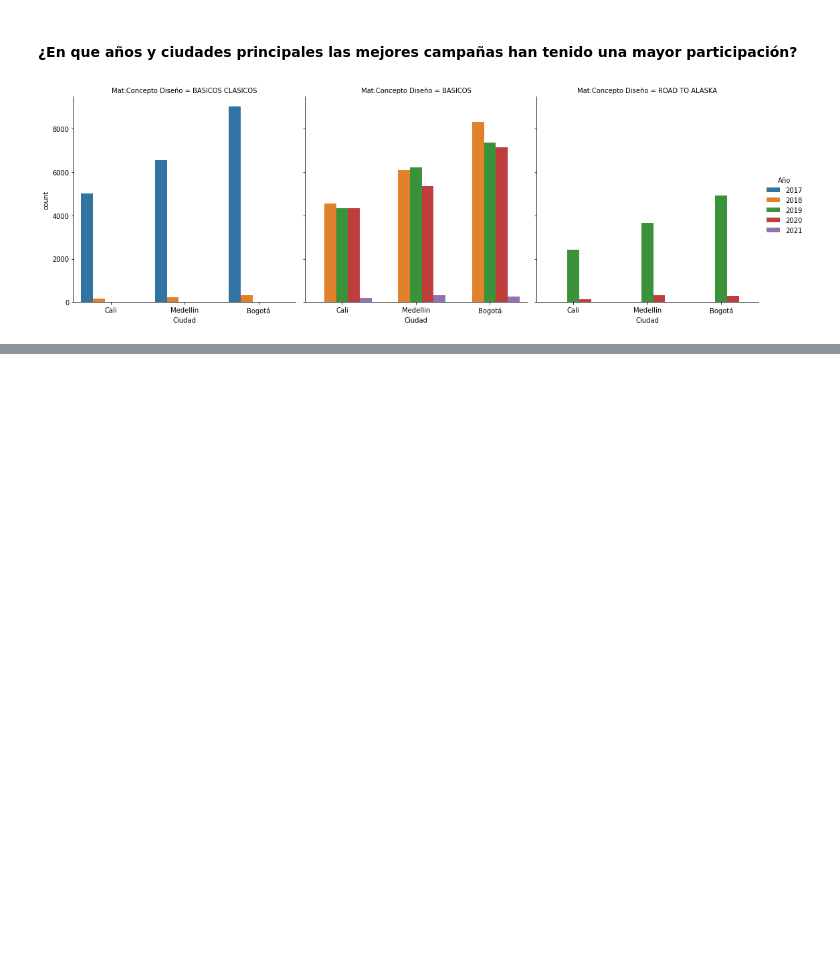
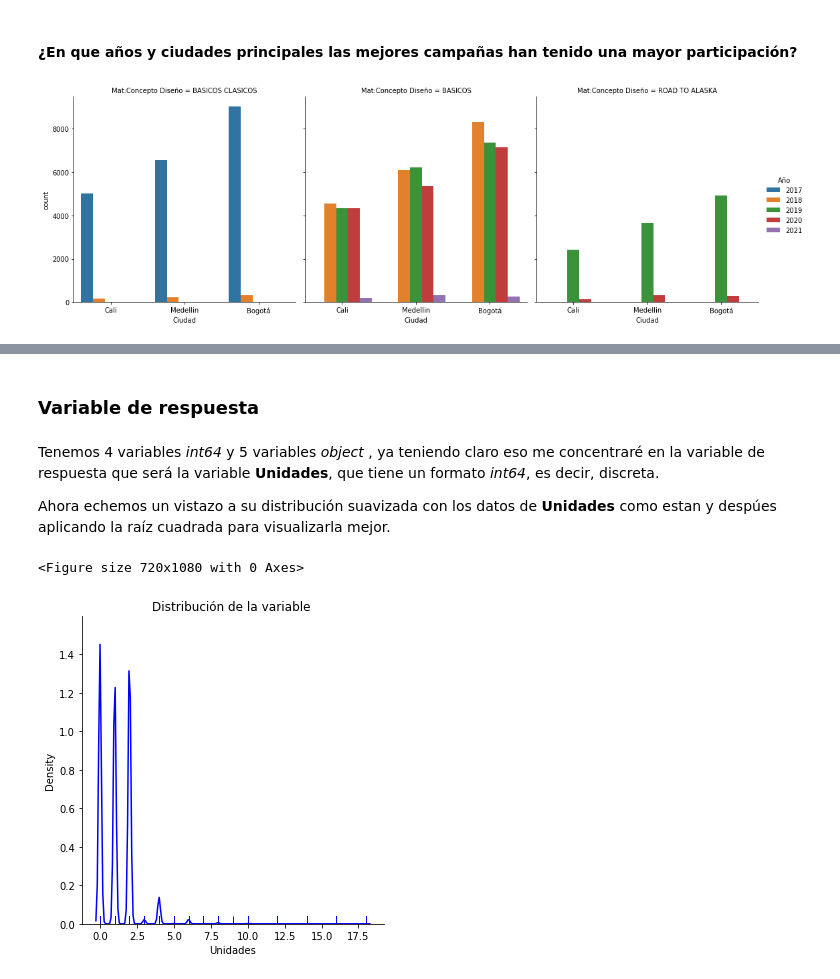
Before and after one commit to Eduarmma19/prueba_tecnica, a Jupyter notebook: Prueba_tecnica.ipynb, the cells around one changed output, grey strips where cells are left out. Saved outputs shown, nothing was run; the diff lists cells and outputs as text; code cells hidden in the pictures; blank space fills up the shorter version.

```diff
--- a/Prueba_tecnica.ipynb
+++ b/Prueba_tecnica.ipynb
@@ -284,0 +323,14 @@ Que conclusiones podemos sacar de esto:
+# %% [markdown]
+### Variable de respuesta
+# %% [markdown]
+Tenemos 4 variables *int64* y 5 variables *object* , ya teniendo claro eso me concentraré en la variable de respuesta que será la variable **Unidades**, que tiene un formato *int64*, es decir, discreta.
+
+Ahora echemos un vistazo a su distribución suavizada con los datos de **Unidades** como estan y despúes aplicando la raíz cuadrada para visualizarla mejor.
+# %%
+plt.figure(figsize=(10,15))
+sns.displot(df_productos.Unidades, rug = True,color = 'blue', kind = "kde")
+plt.title("Distribución de la variable ")
+plt.show()
+# %% [output]
+<Figure size 720x1080 with 0 Axes>
+[figure, added]
```
Also changed, not shown: parts of 47 cells of this notebook.
